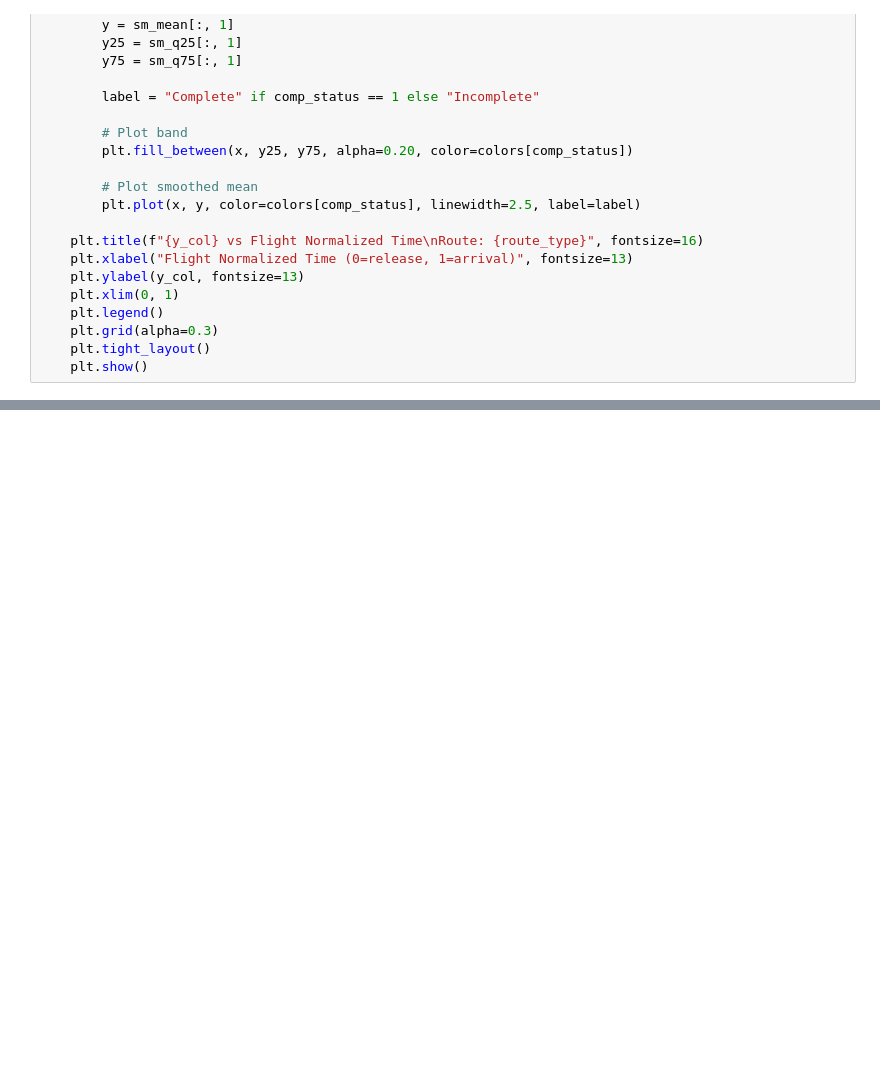
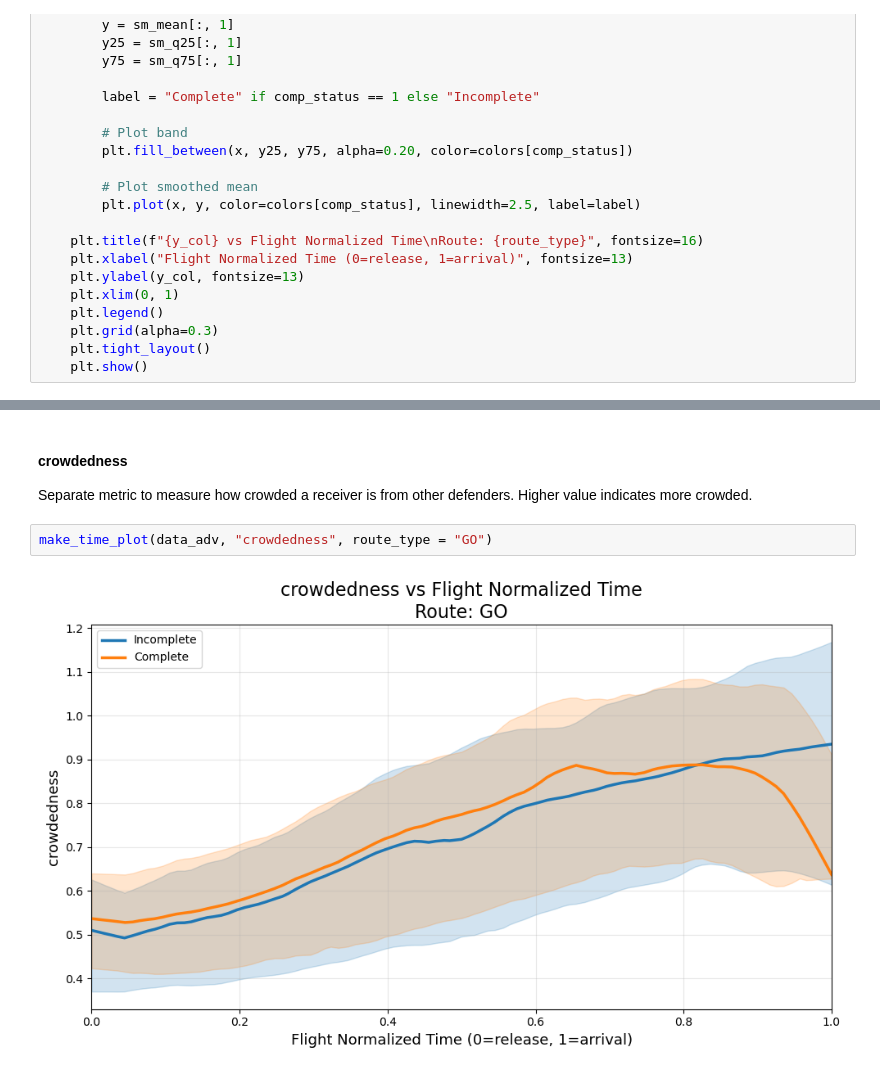
Before and after one commit to SethJ50/NFL-Big-Data-Bowl-2026, a Jupyter notebook: Exploratory Data Analysis.ipynb, the cells around one changed output, grey strips where cells are left out. Drawn from its saved outputs; the diff is of its cells as text; blank space fills up the shorter version.

```diff
--- a/Exploratory Data Analysis.ipynb
+++ b/Exploratory Data Analysis.ipynb
@@ -902,0 +940,7 @@ Future Investigation:
+# %% [markdown]
+#### crowdedness
+Separate metric to measure how crowded a receiver is from other defenders. Higher value indicates more crowded.
+# %%
+make_time_plot(data_adv, "crowdedness", route_type = "GO")
+# %% [output]
+[figure, added]
```
Also changed, not shown: parts of 73 cells of this notebook, 3 other files.
